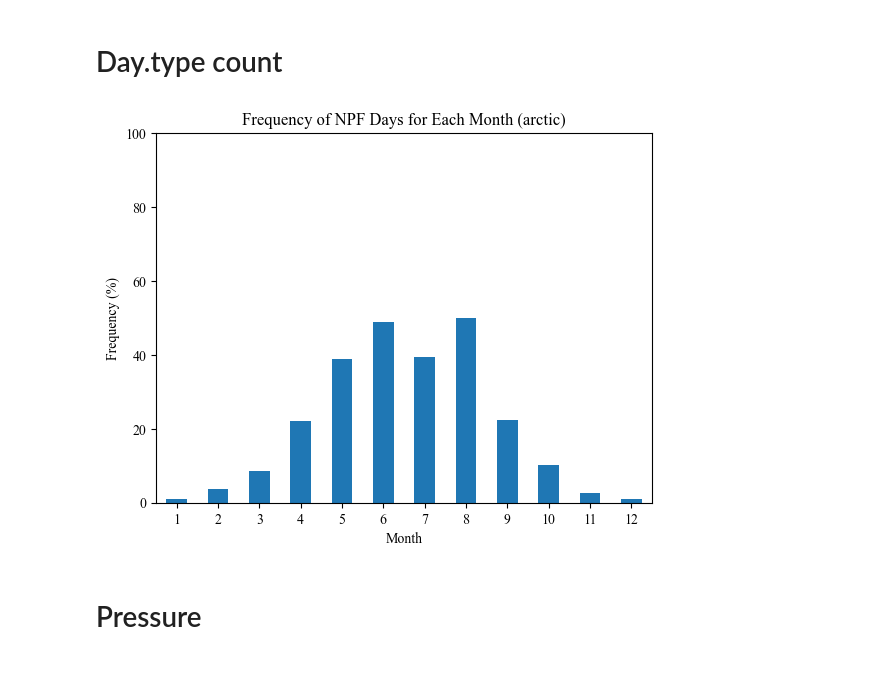
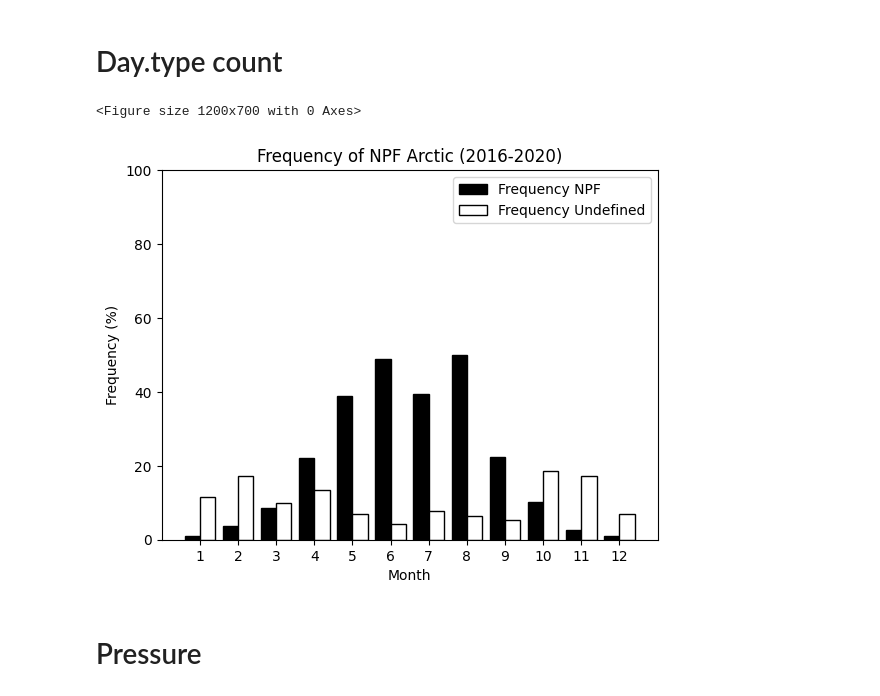
Before and after one commit to Malsory/NPF_project_arctic, a Jupyter notebook: NPF_project_arctic/in_progress/parameters_timeseries_plotter.ipynb, the cells around one changed output. Saved outputs shown, nothing was run; the diff lists cells and outputs as text; code cells hidden in the pictures; blank space fills up the shorter version.

```diff
--- a/NPF_project_arctic/in_progress/parameters_timeseries_plotter.ipynb
+++ b/NPF_project_arctic/in_progress/parameters_timeseries_plotter.ipynb
@@ -51,16 +67,8 @@ df = pd.read_csv(r'C:\\Users\\Masloriy\\Desktop\\NPF_project_arctic\\NPF_project
 df = df.dropna()
 df = df.drop(df.columns[df.columns.str.contains('Unnamed')], axis=1)
 df['date'] = pd.to_datetime(df['date'])
-df['month'] = df['date'].dt.month
-df['day'] = df['date'].dt.dayofyear
-df = df.drop(df.index[-1])
-df_temp = df[['day.type', 'month']].copy()
-
 day_type_counts = df['day.type'].value_counts()
-plt.rcParams['font.family'] = 'Times New Roman'
-
-# Plotting
-day_type_counts.plot(kind='bar')
+day_type_counts.plot(kind='bar', color='white', edgecolor='black')
 plt.title('Count of Each Day Type')
 plt.xlabel('Day Type')
 plt.ylabel('Count')
@@ -73,27 +81,44 @@ plt.savefig('C:\\Users\\Masloriy\\Desktop\\NPF_project_arctic\\NPF_project_arcti
 # %%
 # Read dataset
 df = pd.read_csv(r'C:\\Users\\Masloriy\\Desktop\\NPF_project_arctic\\NPF_project_arctic\\in_progress\\output_combined.csv')
+
 # Prep the dataset
 df = df.dropna()
 df = df.drop(df.columns[df.columns.str.contains('Unnamed')], axis=1)
 df['date'] = pd.to_datetime(df['date'])
 df['month'] = df['date'].dt.month
-df['day'] = df['date'].dt.dayofyear
-df = df.drop(df.index[-1])
-df_temp = df[['day.type', 'month']].copy()
+
+# Group by month and calculate counts
 grouped = df.groupby('month')['day.type'].value_counts().unstack(fill_value=0)
-grouped['Percentage NPF'] = (grouped['NPF'] / grouped.sum(axis=1)) * 100
+grouped = grouped.reindex(range(1, 13), fill_value=0)  # Ensure all 12 months are present
 
-plt.rcParams['font.family'] = 'Times New Roman'
+# Calculate the percentages for 'NPF' and 'undefined'
+grouped['Frequency NPF'] = (grouped['NPF'] / grouped.sum(axis=1)) * 100
+grouped['Frequency Undefined'] = (grouped['undefined'] / grouped.sum(axis=1)) * 100
 
-grouped['Percentage NPF'].plot(kind='bar')
-plt.title('Frequency of NPF Days for Each Month (arctic)')
+# Prepare data for grouped bar plot
+plot_data = grouped[['Frequency NPF', 'Frequency Undefined']]
+
+# Plotting
+plt.figure(figsize=(12, 7))
+ax = plot_data.plot(kind='bar', width=0.8, color=['black', 'white'], edgecolor='black')
+
+# Remove legend title
+ax.legend(title=None)
+
+# Adjust the plot aesthetics
+plt.title('Frequency of NPF Arctic (2016-2020)')
 plt.xlabel('Month')
 plt.ylabel('Frequency (%)')
-plt.xticks(rotation=0)
-plt.ylim(0, 100)  # Set y-axis limit to ensure percentages are within range
+plt.xticks(ticks=range(12), labels=[f'{i}' for i in range(1, 13)], rotation=0)
+plt.ylim(0, 100)
+plt.xlim(-1, 12)
+
+# Save the plot
 plt.savefig('C:\\Users\\Masloriy\\Desktop\\NPF_project_arctic\\NPF_project_arctic\\png\\count_day.type_month.png', dpi=300)
+plt.show()
 # %% [output]
+<Figure size 1200x700 with 0 Axes>
-[figure, old version]
+[figure, new version]
 # %% [markdown]
 # Pressure
```
Also changed, not shown: parts of 11 cells of this notebook, 34 other files.
